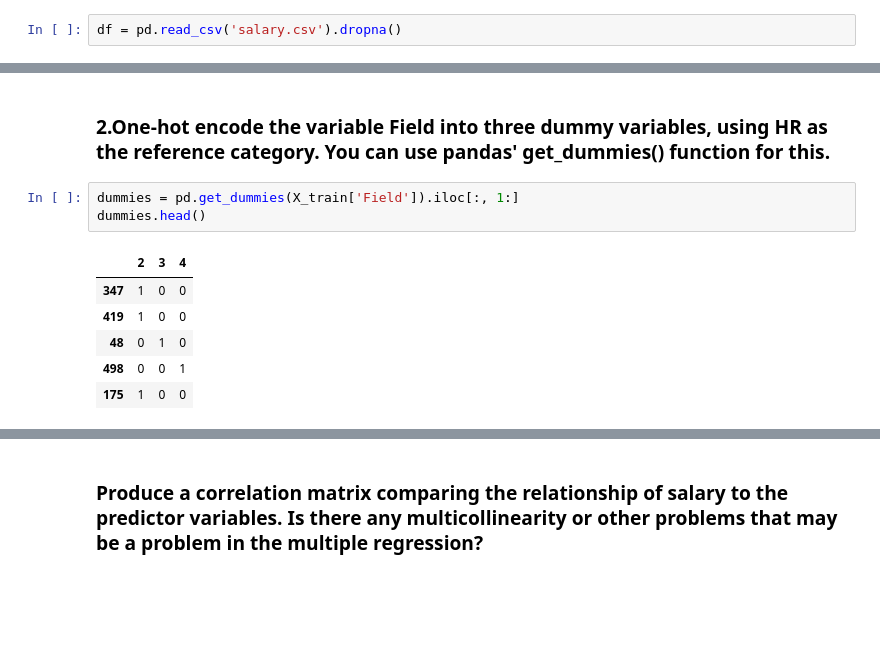
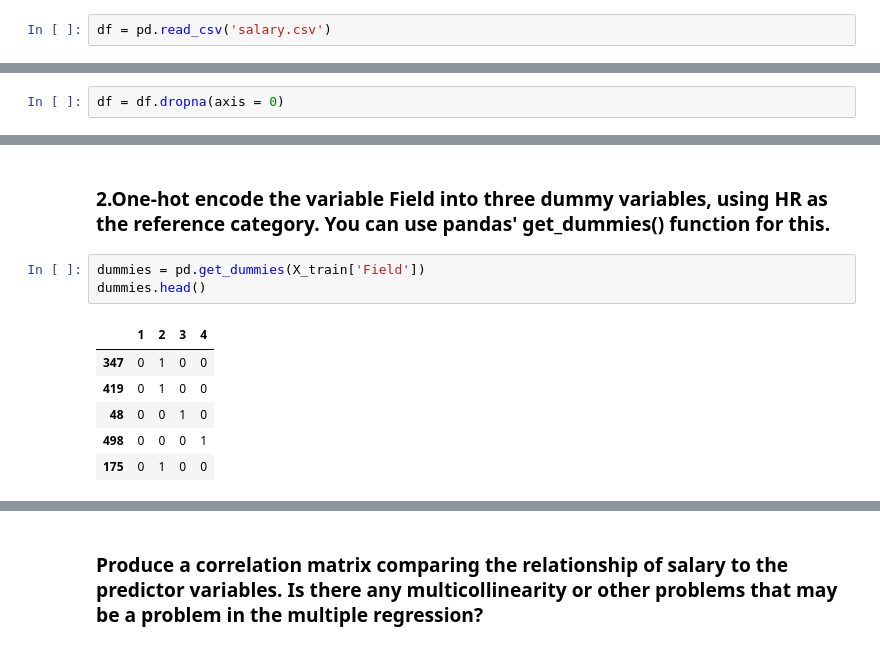
Before and after one commit to Ibby19/Multiple-Linear-Regression, a Jupyter notebook: Multiple_Linear_Regression.ipynb, the cells around one changed output, grey strips where cells are left out. Saved outputs shown, nothing was run; the diff lists cells and outputs as text; blank space fills up the shorter version.

```diff
--- a/Multiple_Linear_Regression.ipynb
+++ b/Multiple_Linear_Regression.ipynb
@@ -10,2 +18,2 @@ import matplotlib.pyplot as plt
 # %%
-df = pd.read_csv('salary.csv').dropna()
+df = pd.read_csv('salary.csv')
@@ -26,0 +54,2 @@ df.corr()
+# %%
+df = df.dropna(axis = 0)
@@ -132,12 +215,12 @@ Text(0.5,1,'salary & field')
 # %% [markdown]
 ### 2.One-hot encode the variable Field into three dummy variables, using HR as the reference category. You can use pandas' get_dummies() function for this.
 # %%
-dummies = pd.get_dummies(X_train['Field']).iloc[:, 1:]
+dummies = pd.get_dummies(X_train['Field'])
 dummies.head()
 # %% [output]
-|  | 2 | 3 | 4 |
-| 347 | 1 | 0 | 0 |
-| 419 | 1 | 0 | 0 |
-| 48 | 0 | 1 | 0 |
-| 498 | 0 | 0 | 1 |
-| 175 | 1 | 0 | 0 |
+|  | 1 | 2 | 3 | 4 |
+| 347 | 0 | 1 | 0 | 0 |
+| 419 | 0 | 1 | 0 | 0 |
+| 48 | 0 | 0 | 1 | 0 |
+| 498 | 0 | 0 | 0 | 1 |
+| 175 | 0 | 1 | 0 | 0 |
```
Also changed, not shown: parts of 32 cells of this notebook.
